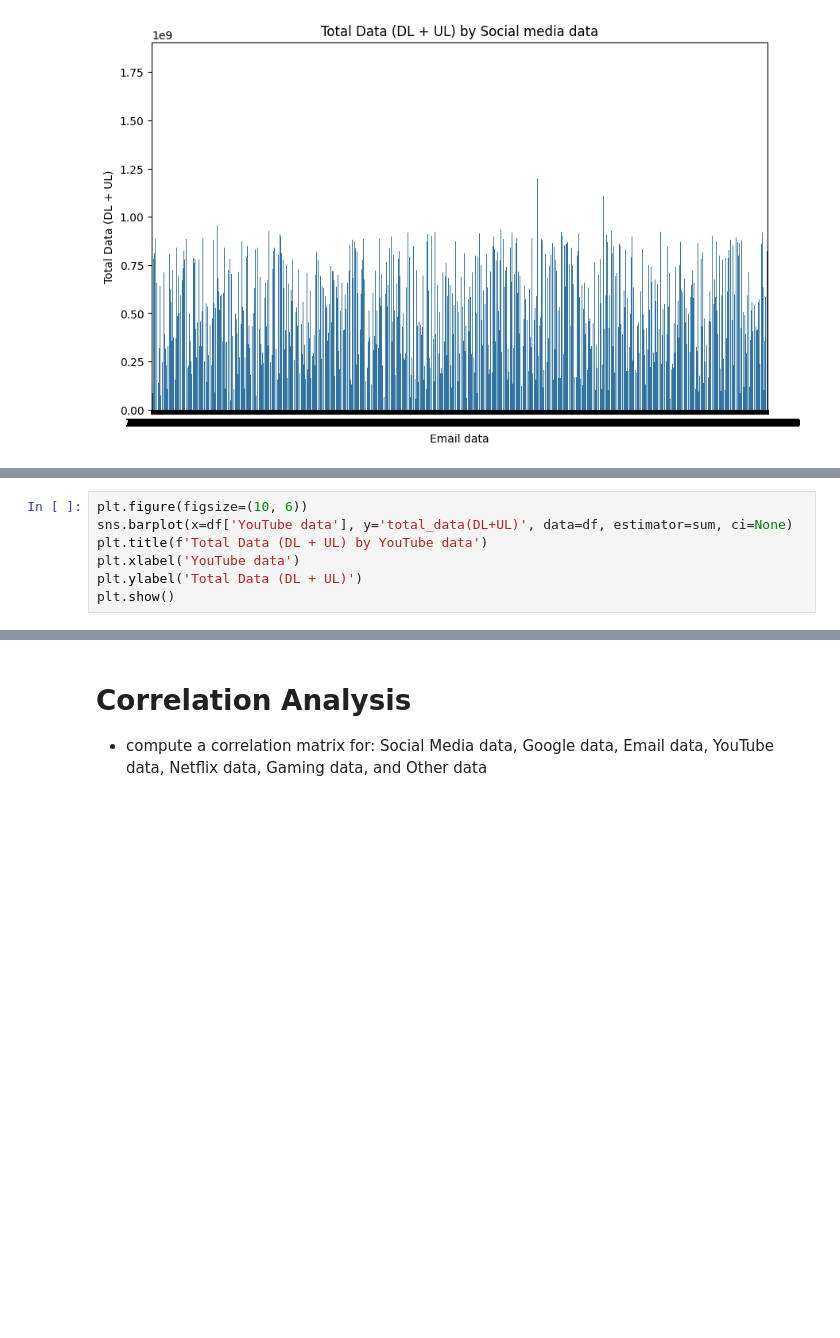
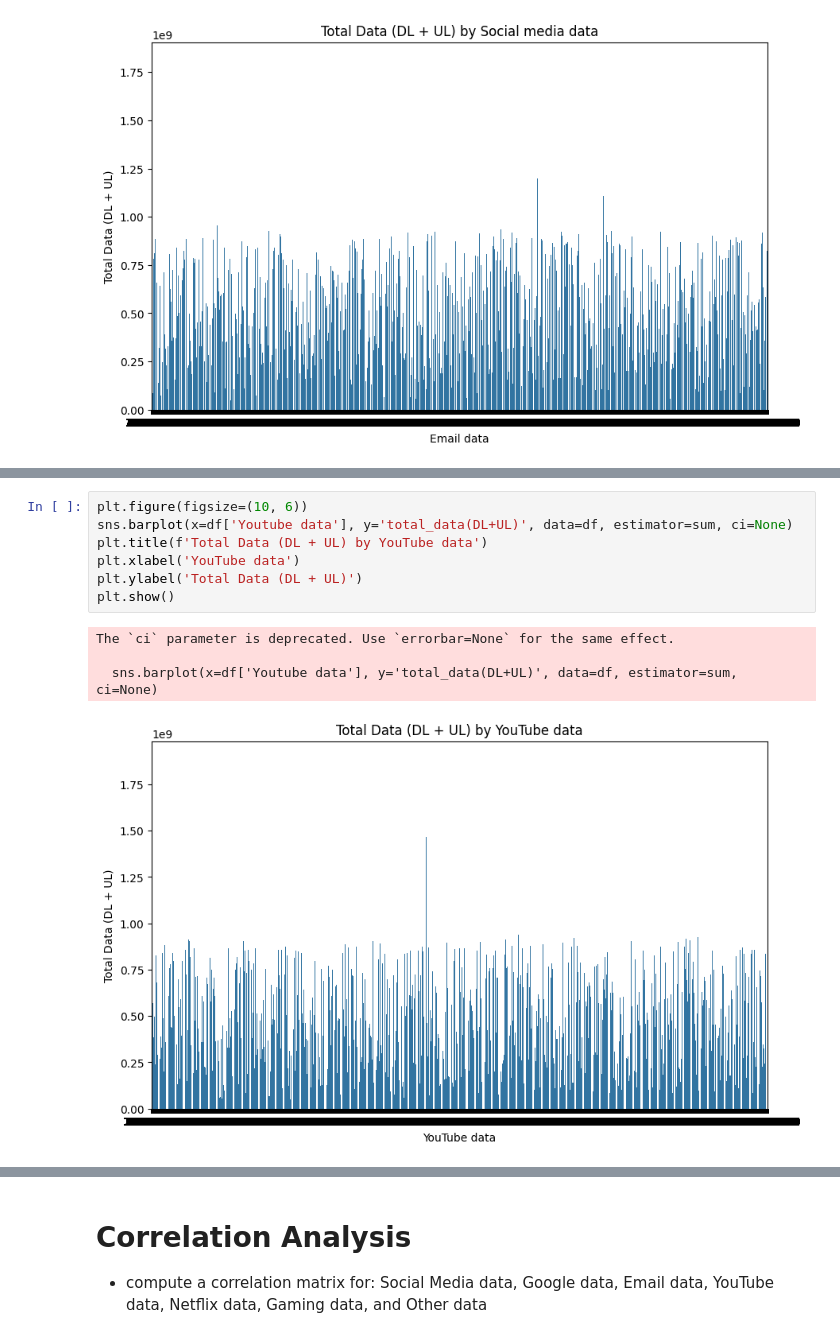
Before and after one commit to Akeab-tame/Week-02-Challenge, a Jupyter notebook: notebooks/overview_analysis.ipynb, the cells around one changed output, grey strips where cells are left out. Drawn from its saved outputs; the diff is of its cells as text; blank space fills up the shorter version.

```diff
--- a/notebooks/overview_analysis.ipynb
+++ b/notebooks/overview_analysis.ipynb
@@ -677,10 +681,15 @@ NameError: name 'plt' is not defined
 # %%
 plt.figure(figsize=(10, 6))
-sns.barplot(x=df['YouTube data'], y='total_data(DL+UL)', data=df, estimator=sum, ci=None)
+sns.barplot(x=df['Youtube data'], y='total_data(DL+UL)', data=df, estimator=sum, ci=None)
 plt.title(f'Total Data (DL + UL) by YouTube data')
 plt.xlabel('YouTube data')
 plt.ylabel('Total Data (DL + UL)')
 plt.show()
+# %% [output]
+The `ci` parameter is deprecated. Use `errorbar=None` for the same effect.
+
+  sns.barplot(x=df['Youtube data'], y='total_data(DL+UL)', data=df, estimator=sum, ci=None)
+[figure, added]
 # %%
 plt.figure(figsize=(10, 6))
 sns.barplot(x=df['Netflix data'], y='total_data(DL+UL)', data=df, estimator=sum, ci=None)
```
Also changed, not shown: parts of 12 cells of this notebook, 2 other files.
